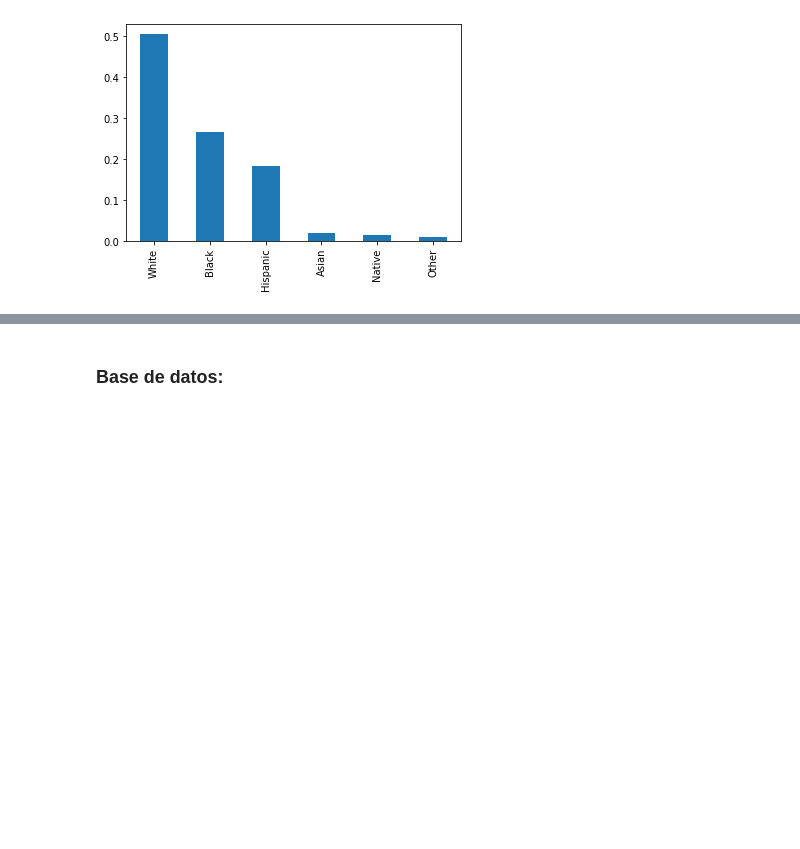
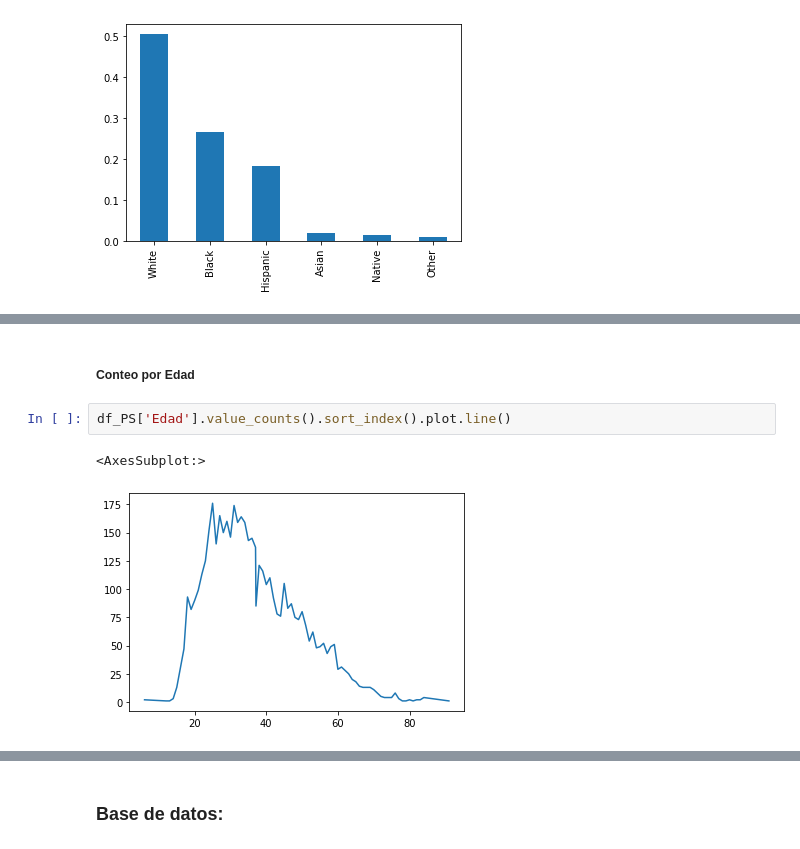
Before and after one commit to EmmanuelGalvan/MineriaDatos, a Jupyter notebook: Archivos/PIA/Visualizacion_Equipo9.ipynb, the cells around one changed output, grey strips where cells are left out. Saved outputs shown, nothing was run; the diff lists cells and outputs as text; blank space fills up the shorter version.

```diff
--- a/Archivos/PIA/Visualizacion_Equipo9.ipynb
+++ b/Archivos/PIA/Visualizacion_Equipo9.ipynb
@@ -97,0 +105,7 @@ df_PS['Raza'].value_counts().plot.bar()
+# %% [markdown]
+##### Conteo por Edad
+# %%
+df_PS['Edad'].value_counts().sort_index().plot.line()
+# %% [output]
+<AxesSubplot:>
+[figure, added]
```
Also changed, not shown: parts of 9 cells of this notebook.
